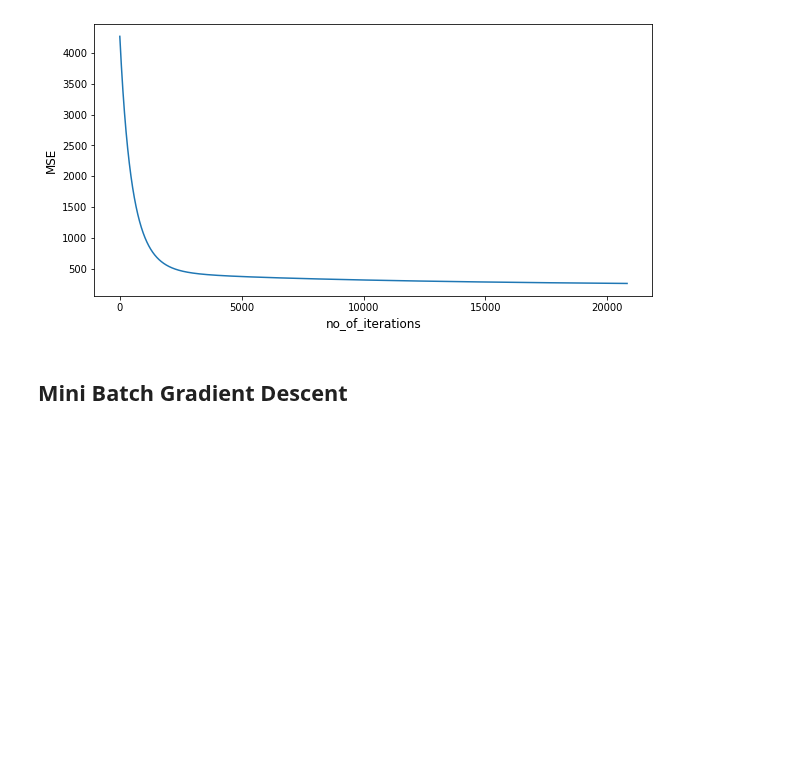
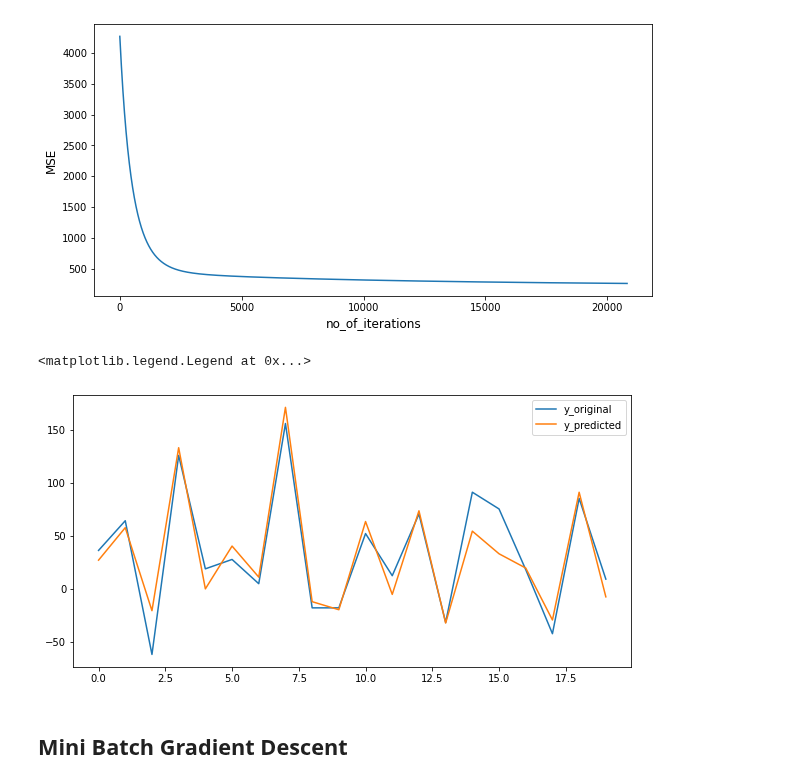
Before and after one commit to Monesh226/Data_Science, a Jupyter notebook: Gradient Descent/Linear_Regression_Gradient_Descent.ipynb, the cells around one changed output. Drawn from its saved outputs; the diff is of its cells as text; code cells hidden in the pictures; blank space fills up the shorter version.

```diff
--- a/Gradient Descent/Linear_Regression_Gradient_Descent.ipynb
+++ b/Gradient Descent/Linear_Regression_Gradient_Descent.ipynb
@@ -302,6 +309,16 @@ b: [18.27422871]
 MSE: 261.4811872485257
 Text(0, 0.5, 'MSE')
 [figure]
+# %%
+## plot y_original and y_predicted from gradient descent
+y_pred = np.dot(x_shuffled,w_grad) + b_grad
+plt.figure(figsize=(10,5))
+sns.lineplot(x=np.arange(len(y_shuffled[-20:])),y=y_shuffled[-20:,0])
+sns.lineplot(x=np.arange(len(y_pred[-20:])),y=y_pred[-20:,0])
+plt.legend(['y_original','y_predicted'],loc="upper right")
+# %% [output]
+<matplotlib.legend.Legend at 0x...>
+[figure, added]
 # %% [markdown]
 ## Mini Batch Gradient Descent
 # %%
```
Also changed, not shown: parts of 7 cells of this notebook.
